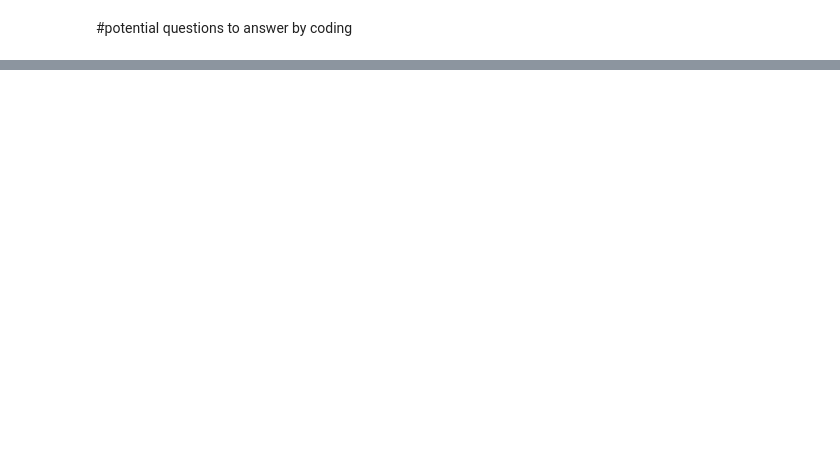
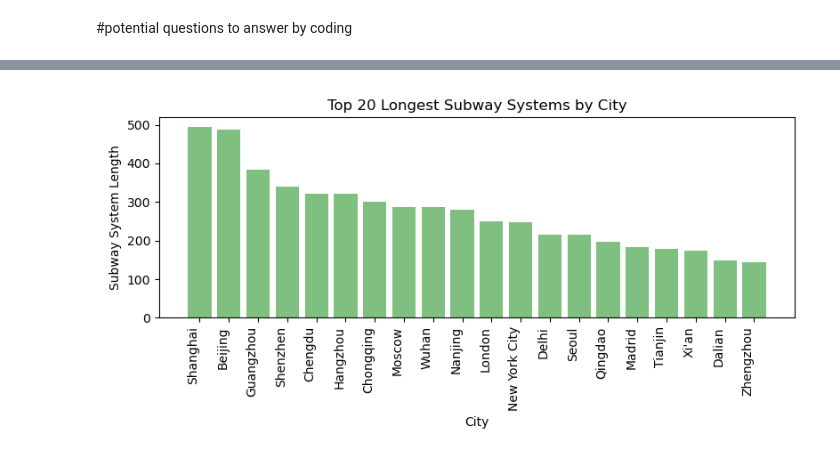
Before and after one commit to gituseraccount1/Project_1, a Jupyter notebook: proj_1.ipynb, the cells around one changed output, grey strips where cells are left out. Drawn from its saved outputs; the diff is of its cells as text; code cells hidden in the pictures; blank space fills up the shorter version.

Commit message:
adding bar plots

```diff
--- a/proj_1.ipynb
+++ b/proj_1.ipynb
@@ -151,0 +152,4 @@ total_subway_length
+# %%
+# Create Dataframe for top 20 longest subway
+top_20_longest_subway = split_transit_df.sort_values(by='System length (in mi)', ascending=False).head(20)
+top_20_longest_subway.head()
@@ -151,0 +163,23 @@ total_subway_length
+# %%
+#bar plot top 20 longest subway systems by city with color of bar by country
+bar_plot_subway= top_20_longest_subway.sort_values(by='System length (in mi)', ascending=False).head(20)
+
+#city_color = {'Shanghai': 'red', 'Beijing': 'blue', 'Guangzhou': 'yellow', 'Shenzhen': 'pink'}
+#city_color = ['red', 'blue', 'yellow', 'green', 'orange','purple', 'pink,' ]
+
+
+# Create the bar plot
+plt.figure(figsize=(8, 4))
+plt.bar(bar_plot_subway['City'], bar_plot_subway['System length (in mi)'], color ='green',alpha=0.5)
+
+# Customize the plot
+plt.xlabel('City')
+plt.ylabel('Subway System Length')
+plt.title('Top 20 Longest Subway Systems by City')
+plt.xticks(rotation= 'vertical', ha='right')
+
+# Show the plot
+plt.tight_layout()
+plt.show()
+# %% [output]
+[figure, added]
```
Also changed, not shown: parts of 8 cells of this notebook.
